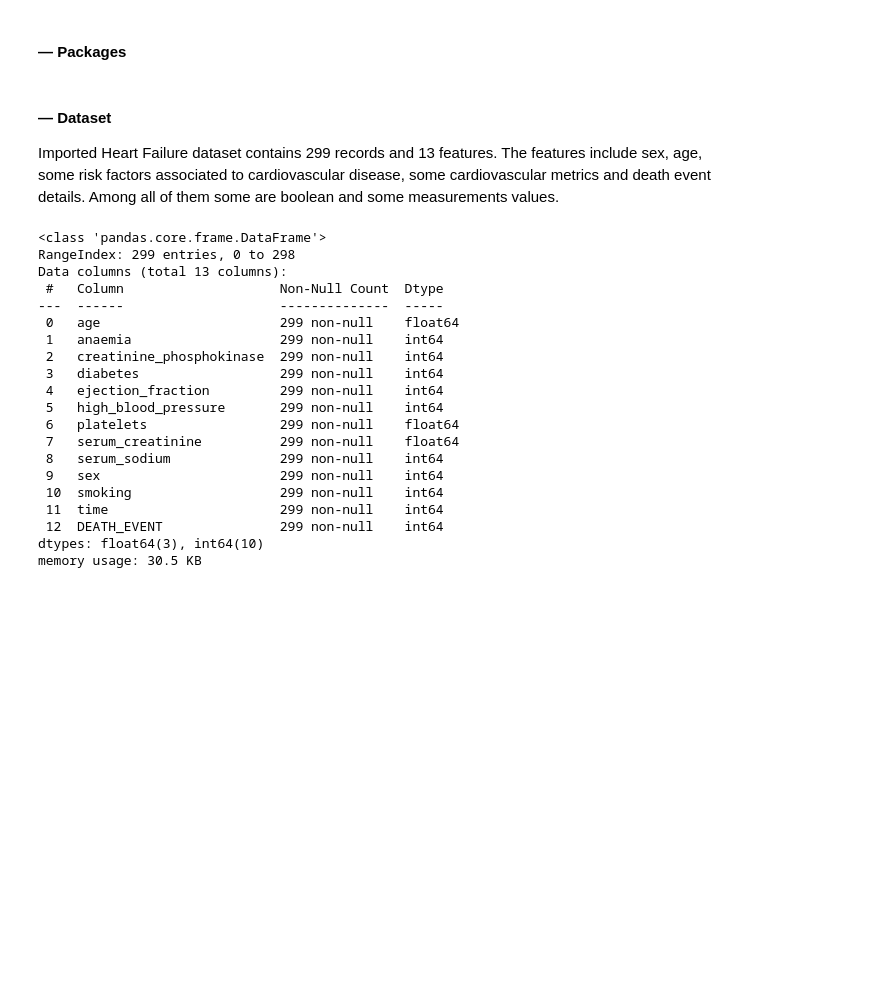
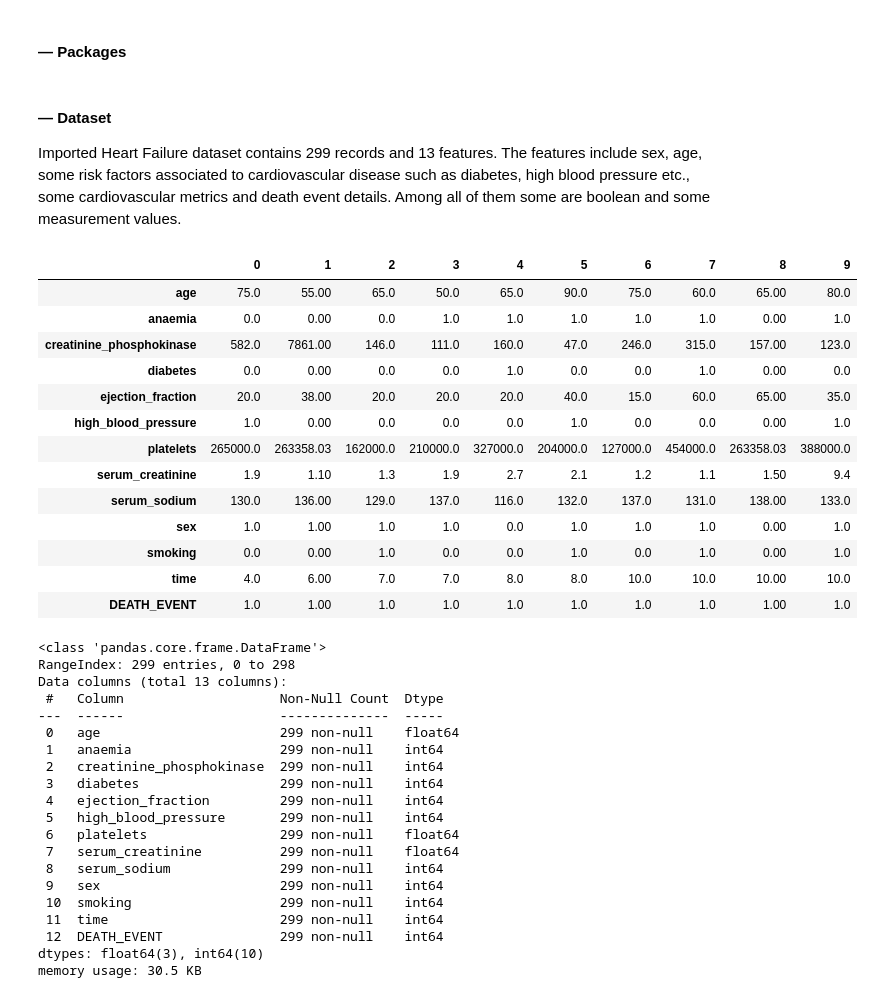
Before and after one commit to mizydorek/Programming-for-Data-Analysis-Project, a Jupyter notebook: project.ipynb, the cells around one changed output. Cells and saved outputs as stored; diff of their text form; code cells hidden in the pictures; blank space fills up the shorter version.

```diff
--- a/project.ipynb
+++ b/project.ipynb
@@ -109,10 +99,28 @@ cmap = matplotlib.colors.ListedColormap(colors)
 # %% [markdown]
 #### — Dataset
 
-Imported Heart Failure dataset contains 299 records and 13 features. The features include sex, age, some risk factors associated to cardiovascular disease, some cardiovascular metrics and death event details. Among all of them some are boolean and some measurements values.
+Imported Heart Failure dataset contains 299 records and 13 features. The features include sex, age, some risk factors associated to cardiovascular disease such as diabetes, high blood pressure etc., some cardiovascular metrics and death event details. Among all of them some are boolean and some measurement values.
 # %%
 # Load dataset.
 df = pd.read_csv("heart.csv")
+# %%
+# Preview of dataset.
+df.head(10).T
+# %% [output]
+|  | 0 | 1 | 2 | 3 | 4 | 5 | 6 | 7 | 8 | 9 |
+| age | 75.0 | 55.00 | 65.0 | 50.0 | 65.0 | 90.0 | 75.0 | 60.0 | 65.00 | 80.0 |
+| anaemia | 0.0 | 0.00 | 0.0 | 1.0 | 1.0 | 1.0 | 1.0 | 1.0 | 0.00 | 1.0 |
+| creatinine_phosphokinase | 582.0 | 7861.00 | 146.0 | 111.0 | 160.0 | 47.0 | 246.0 | 315.0 | 157.00 | 123.0 |
+| diabetes | 0.0 | 0.00 | 0.0 | 0.0 | 1.0 | 0.0 | 0.0 | 1.0 | 0.00 | 0.0 |
+| ejection_fraction | 20.0 | 38.00 | 20.0 | 20.0 | 20.0 | 40.0 | 15.0 | 60.0 | 65.00 | 35.0 |
+| high_blood_pressure | 1.0 | 0.00 | 0.0 | 0.0 | 0.0 | 1.0 | 0.0 | 0.0 | 0.00 | 1.0 |
+| platelets | 265000.0 | 263358.03 | 162000.0 | 210000.0 | 327000.0 | 204000.0 | 127000.0 | 454000.0 | 263358.03 | 388000.0 |
+| serum_creatinine | 1.9 | 1.10 | 1.3 | 1.9 | 2.7 | 2.1 | 1.2 | 1.1 | 1.50 | 9.4 |
+| serum_sodium | 130.0 | 136.00 | 129.0 | 137.0 | 116.0 | 132.0 | 137.0 | 131.0 | 138.00 | 133.0 |
+| sex | 1.0 | 1.00 | 1.0 | 1.0 | 0.0 | 1.0 | 1.0 | 1.0 | 0.00 | 1.0 |
+| smoking | 0.0 | 0.00 | 1.0 | 0.0 | 0.0 | 1.0 | 0.0 | 1.0 | 0.00 | 1.0 |
+| time | 4.0 | 6.00 | 7.0 | 7.0 | 8.0 | 8.0 | 10.0 | 10.0 | 10.00 | 10.0 |
+| DEATH_EVENT | 1.0 | 1.00 | 1.0 | 1.0 | 1.0 | 1.0 | 1.0 | 1.0 | 1.00 | 1.0 |
 # %%
 # Print metadata about the dataset.
 df.info()
```
Also changed, not shown: parts of 13 cells of this notebook.
